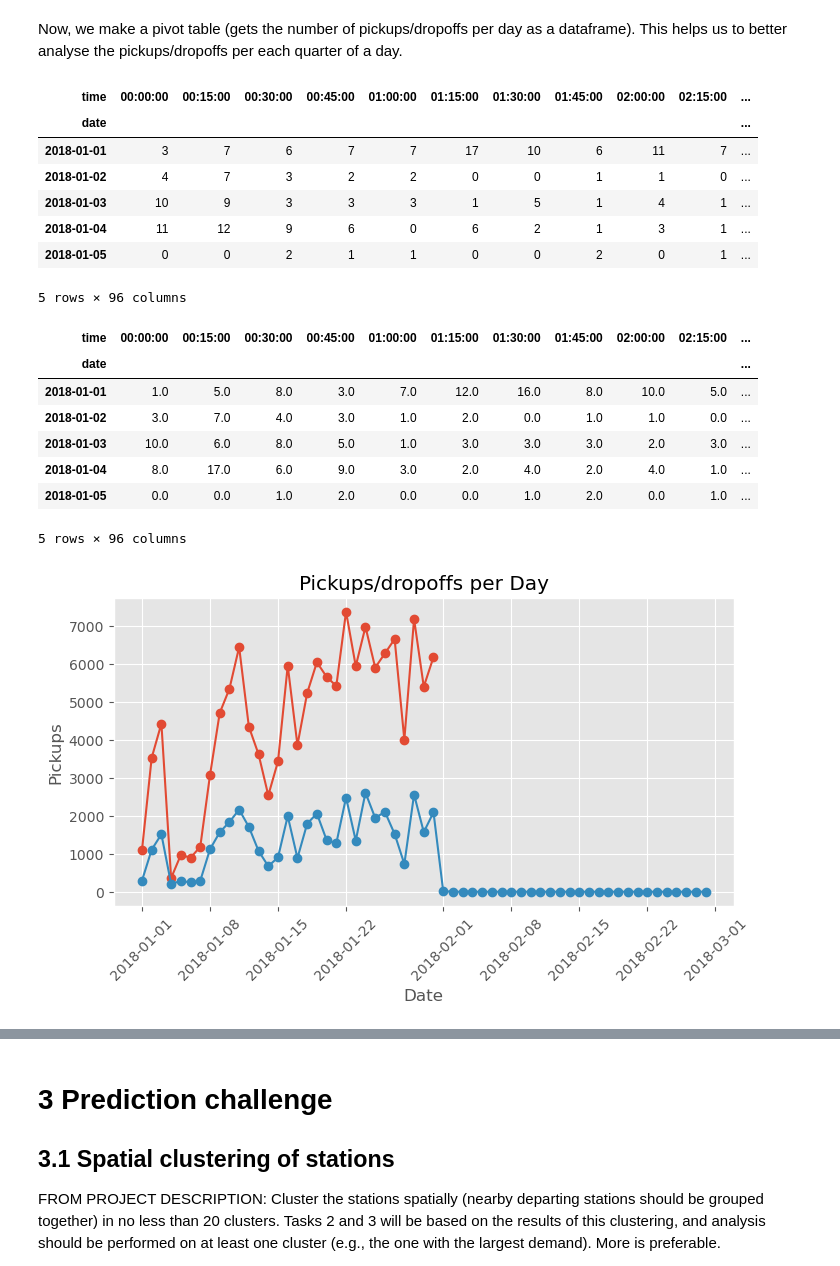
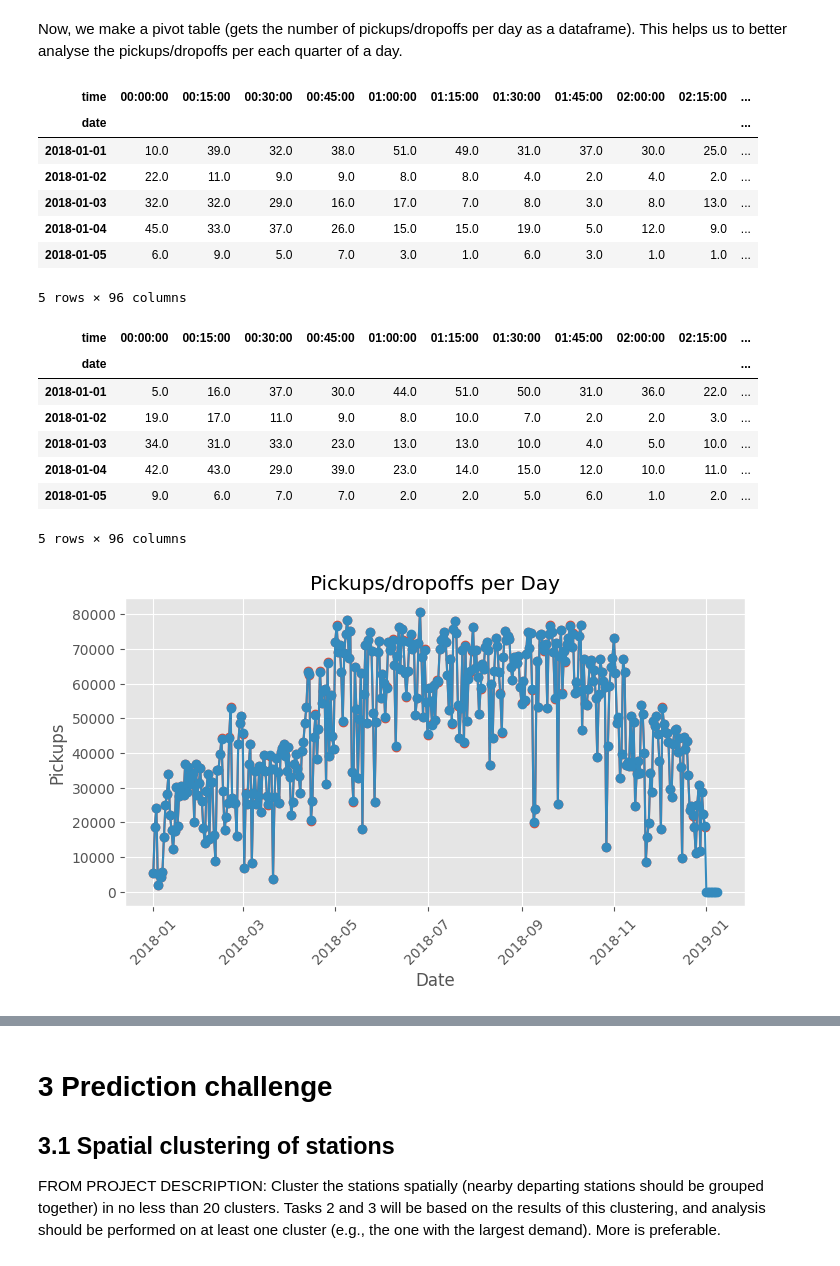
Before and after one commit to IlaAmini/Business-Analytics, a Jupyter notebook: main.ipynb, the cells around one changed output, grey strips where cells are left out. Saved outputs shown, nothing was run; the diff lists cells and outputs as text; code cells hidden in the pictures.

```diff
--- a/main.ipynb
+++ b/main.ipynb
@@ -114,0 +122,4 @@ memory usage: 1.8+ GB
+# %%
+# Conversion from string to datetime
+df['starttime'] = pd.to_datetime(df['starttime'], format="%Y-%m-%d %H:%M:%S.%f")
+df['stoptime'] = pd.to_datetime(df['stoptime'], format="%Y-%m-%d %H:%M:%S.%f")
@@ -115,3 +128,5 @@ memory usage: 1.8+ GB
+# %%
+df = df.drop('Unnamed: 0', axis=1)
 # %% [markdown]
 Let's observe wether null values are present in the Data frame
 # %%
@@ -523,2 +505,6 @@ dropoffs = df_copy.groupby(pd.Grouper(key='stoptime', freq='15T')).size().reset_
+# %%
+# Group by 15-minute intervals and count the number of trips in each interval
+dropoffs = df.groupby(pd.Grouper(key='stoptime', freq='15T')).size().reset_index(name='dropoffs_num')
+pickups = df.groupby(pd.Grouper(key='starttime', freq='15T')).size().reset_index(name='pickups_num')
 # %%
 # check if the number of pickpus and dropoffs matches the number of the rows
@@ -540,11 +526,11 @@ pickups_pivot.head()
 # %% [output]
 | time | 00:00:00 | 00:15:00 | 00:30:00 | 00:45:00 | 01:00:00 | 01:15:00 | 01:30:00 | 01:45:00 | 02:00:00 | 02:15:00 | ... |
 | date |  |  |  |  |  |  |  |  |  |  | ... |
-| 2018-01-01 | 3 | 7 | 6 | 7 | 7 | 17 | 10 | 6 | 11 | 7 | ... |
-| 2018-01-02 | 4 | 7 | 3 | 2 | 2 | 0 | 0 | 1 | 1 | 0 | ... |
-| 2018-01-03 | 10 | 9 | 3 | 3 | 3 | 1 | 5 | 1 | 4 | 1 | ... |
-| 2018-01-04 | 11 | 12 | 9 | 6 | 0 | 6 | 2 | 1 | 3 | 1 | ... |
-| 2018-01-05 | 0 | 0 | 2 | 1 | 1 | 0 | 0 | 2 | 0 | 1 | ... |
+| 2018-01-01 | 10.0 | 39.0 | 32.0 | 38.0 | 51.0 | 49.0 | 31.0 | 37.0 | 30.0 | 25.0 | ... |
+| 2018-01-02 | 22.0 | 11.0 | 9.0 | 9.0 | 8.0 | 8.0 | 4.0 | 2.0 | 4.0 | 2.0 | ... |
+| 2018-01-03 | 32.0 | 32.0 | 29.0 | 16.0 | 17.0 | 7.0 | 8.0 | 3.0 | 8.0 | 13.0 | ... |
+| 2018-01-04 | 45.0 | 33.0 | 37.0 | 26.0 | 15.0 | 15.0 | 19.0 | 5.0 | 12.0 | 9.0 | ... |
+| 2018-01-05 | 6.0 | 9.0 | 5.0 | 7.0 | 3.0 | 1.0 | 6.0 | 3.0 | 1.0 | 1.0 | ... |
 5 rows × 96 columns
 # %%
 # Create a pivot table for dropoffs
@@ -556,27 +542,28 @@ dropoffs_pivot.head()
 # %% [output]
 | time | 00:00:00 | 00:15:00 | 00:30:00 | 00:45:00 | 01:00:00 | 01:15:00 | 01:30:00 | 01:45:00 | 02:00:00 | 02:15:00 | ... |
 | date |  |  |  |  |  |  |  |  |  |  | ... |
-| 2018-01-01 | 1.0 | 5.0 | 8.0 | 3.0 | 7.0 | 12.0 | 16.0 | 8.0 | 10.0 | 5.0 | ... |
-| 2018-01-02 | 3.0 | 7.0 | 4.0 | 3.0 | 1.0 | 2.0 | 0.0 | 1.0 | 1.0 | 0.0 | ... |
-| 2018-01-03 | 10.0 | 6.0 | 8.0 | 5.0 | 1.0 | 3.0 | 3.0 | 3.0 | 2.0 | 3.0 | ... |
-| 2018-01-04 | 8.0 | 17.0 | 6.0 | 9.0 | 3.0 | 2.0 | 4.0 | 2.0 | 4.0 | 1.0 | ... |
-| 2018-01-05 | 0.0 | 0.0 | 1.0 | 2.0 | 0.0 | 0.0 | 1.0 | 2.0 | 0.0 | 1.0 | ... |
+| 2018-01-01 | 5.0 | 16.0 | 37.0 | 30.0 | 44.0 | 51.0 | 50.0 | 31.0 | 36.0 | 22.0 | ... |
+| 2018-01-02 | 19.0 | 17.0 | 11.0 | 9.0 | 8.0 | 10.0 | 7.0 | 2.0 | 2.0 | 3.0 | ... |
+| 2018-01-03 | 34.0 | 31.0 | 33.0 | 23.0 | 13.0 | 13.0 | 10.0 | 4.0 | 5.0 | 10.0 | ... |
+| 2018-01-04 | 42.0 | 43.0 | 29.0 | 39.0 | 23.0 | 14.0 | 15.0 | 12.0 | 10.0 | 11.0 | ... |
+| 2018-01-05 | 9.0 | 6.0 | 7.0 | 7.0 | 2.0 | 2.0 | 5.0 | 6.0 | 1.0 | 2.0 | ... |
 5 rows × 96 columns
 # %%
 """  pickups and dropoffs per day """
+pickups_pivot.replace('NaN', np.nan, inplace=True)
+dropoffs_pivot.replace('NaN', np.nan, inplace=True)
 
-# re-run on the whole dataset
 daily_pickups = pickups_pivot.sum(axis=1)
 daily_dropoffs = dropoffs_pivot.sum(axis=1)
 
 # Plot the line chart
 plt.figure(figsize=(8, 4))
 plt.plot(daily_pickups.index, daily_pickups.values, marker='o', linestyle='-')
 plt.plot(daily_dropoffs.index, daily_dropoffs.values, marker='o', linestyle='-')
 plt.title('Pickups/dropoffs per Day')
 plt.xlabel('Date')
 plt.ylabel('Pickups')
 plt.xticks(rotation=45)
 plt.show()
 # %% [output]
-[figure, old version]
+[figure, new version]
```
Also changed, not shown: parts of 69 cells of this notebook.
